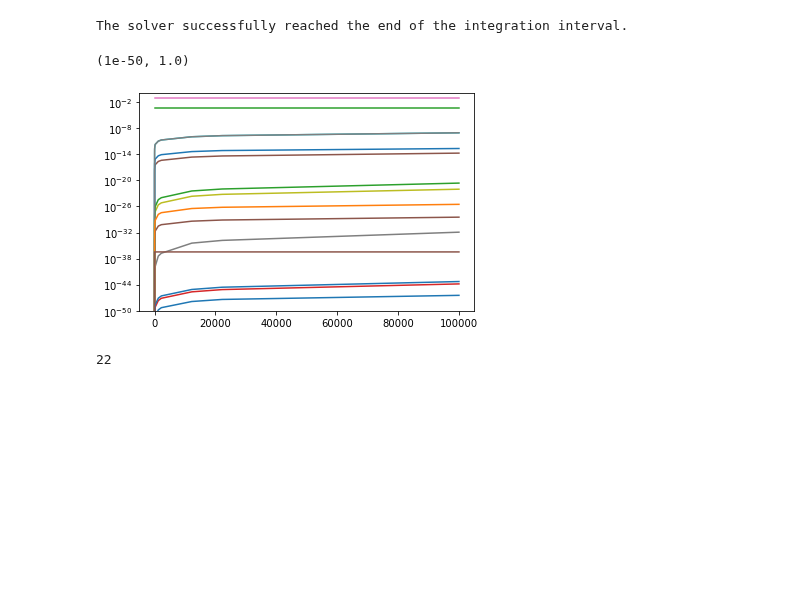
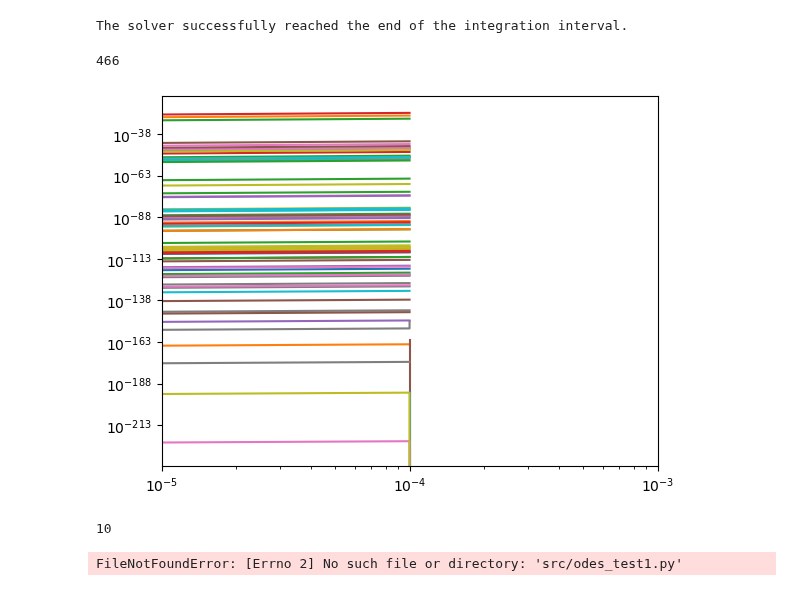
Before and after one commit to silkemaes/ChemPy, a Jupyter notebook: solver.ipynb, the cells around one changed output. Cells and saved outputs as stored; diff of their text form; code cells hidden in the pictures; blank space fills up the shorter version.

```diff
--- a/solver.ipynb
+++ b/solver.ipynb
@@ -36,4 +57,4 @@ Haccr = stckH *pi*(rGr**2.0)*ρ*nGr*(8.0*kB*T/(pi*mH))**0.5
 n, n_consv = initialise_abs(chemtype)
 ndot       = np.zeros(len(n))
 X          = np.zeros(len(n_consv))
-k          = calculating_rates(T, δ, Av)
+k          = calculate_rates(T, δ, Av)
@@ -41,11 +80,11 @@ k          = calculating_rates(T, δ, Av)
 t=0.0
 # ODE(t, n, n_consv, ndot, X, k, ρ, Haccr)
 # %%
-def f(t, y, a, b):
+# def f(t, y, a, b):
 
-    return -a*y + b
+#     return -a*y + b
 
-Δt = 1.0e+5
+Δt = 1.0e-4
 # y0 = np.random.randn(2)
 
 # a = 1.3
@@ -55,9 +94,9 @@ solution = solve_ivp(
     fun          = ODE,
     t_span       = [0.0, Δt],
     y0           = n,
-    method       = 'BDF',
+    method       = 'BDF',   ## zoals DVODE
     args         = (n_consv, ndot, X, k, ρ, Haccr),
-    dense_output = False
+    dense_output = False    ## if True: returns interpolation function
 )
 
 assert solution['status'] == 0
@@ -68,18 +107,24 @@ ts = solution['t']
 print(solution['message'])
 # %% [output]
 The solver successfully reached the end of the integration interval.
+# %%
+ys.shape[0]
+# %% [output]
+466
 # %%
 for i in range(ys.shape[0]):
-    plt.plot(ts, ys[i])
+    plt.plot(ts, -ys[i])
+# for j in x:
+#     plt.plot(ts, ys[j],'k')
 plt.yscale('log')
-plt.ylim((1.0e-50, 1.0e+0))
+# plt.ylim((1.0e-20, 1.0e+0))
+plt.xscale('log')
 # %% [output]
-(1e-50, 1.0)
-[figure, old version]
+[figure, new version]
 # %%
 len(ts)
 # %% [output]
-22
+10
 # %%
 import re
 
@@ -110,3 +155,5 @@ content_new = re.sub('\[\d+\]', minus_one, content)
 # Write the new ODE file
 with open('./src/odes_test1_new.py', 'w') as file:
     file.write(content_new)
+# %% [output]
+FileNotFoundError: [Errno 2] No such file or directory: 'src/odes_test1.py'
```
Also changed, not shown: parts of 3 cells of this notebook, 2 other files.
